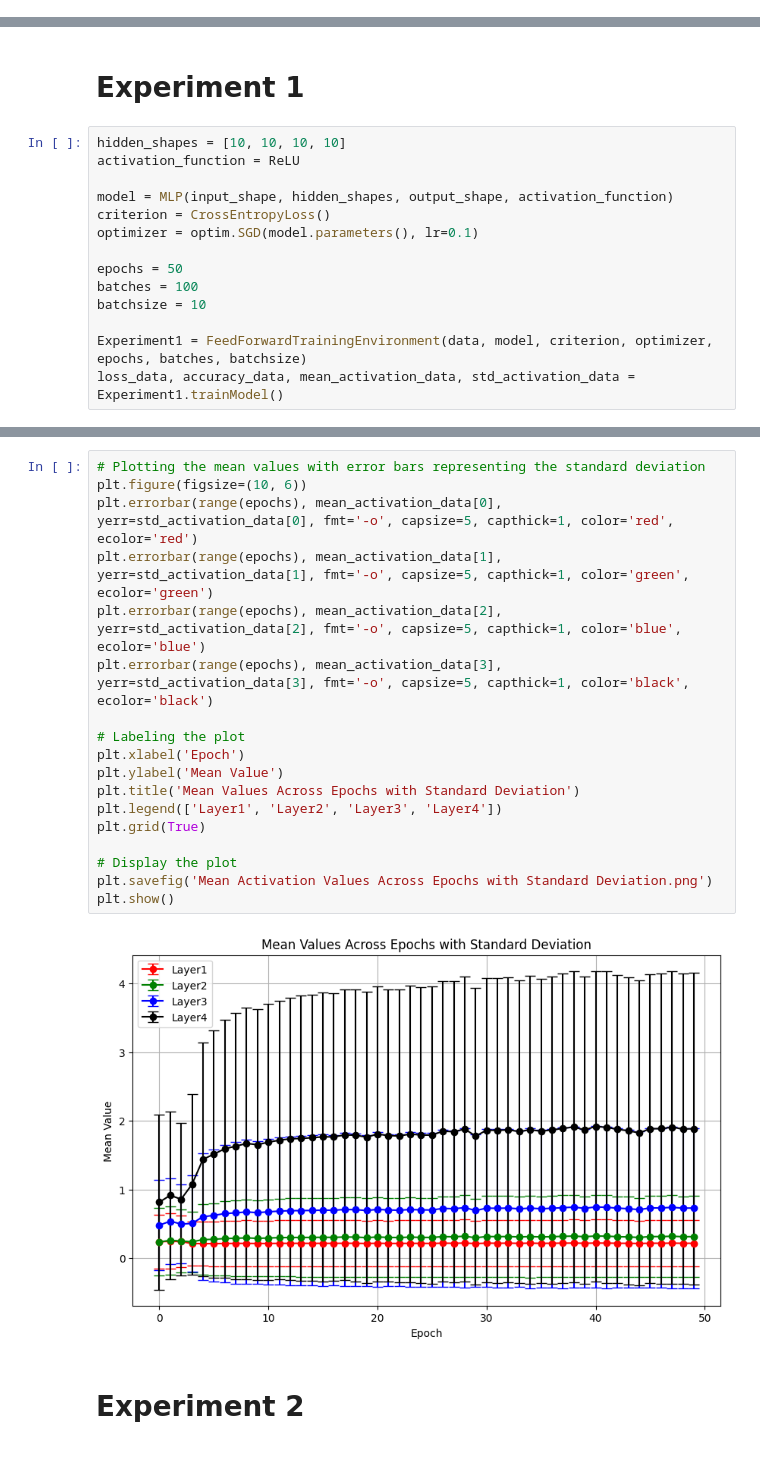
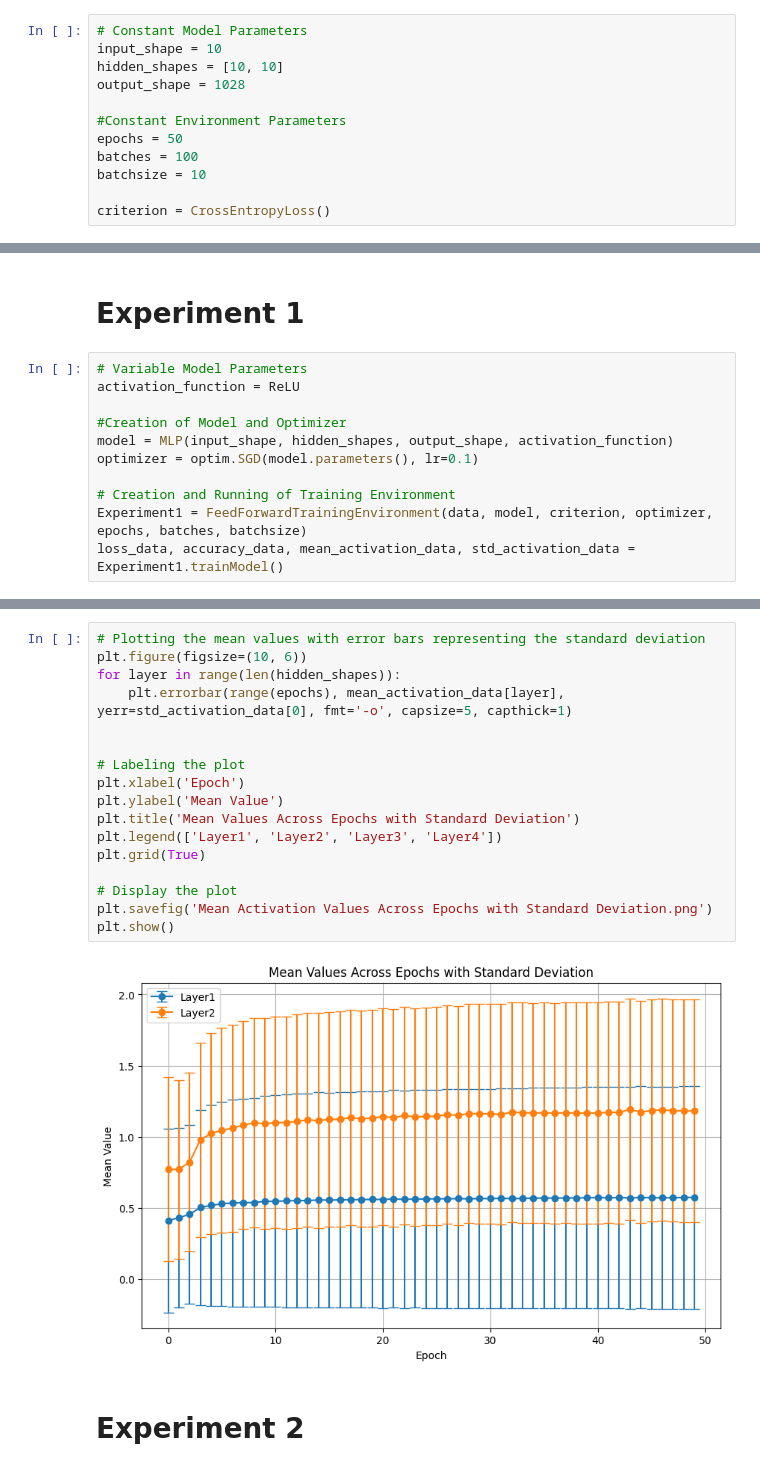
Before and after one commit to Desertfissh/Project1, a Jupyter notebook: GaussianData_Neural_Network copy.ipynb, the cells around one changed output, grey strips where cells are left out. Drawn from its saved outputs; the diff is of its cells as text.

Commit message:
3/3 Modified for variable amount of hidden layers

```diff
--- a/GaussianData_Neural_Network copy.ipynb
+++ b/GaussianData_Neural_Network copy.ipynb
@@ -6,4 +6,16 @@ from Datasets.GaussianSample import GaussianData
 from Models.MLP import MLP
 import torch.optim as optim
 import matplotlib.pyplot as plt
+# %%
+# Constant Model Parameters
+input_shape = 10
+hidden_shapes = [10, 10]
+output_shape = 1028
+
+#Constant Environment Parameters
+epochs = 50
+batches = 100
+batchsize = 10
+
+criterion = CrossEntropyLoss()
 # %%
@@ -17,17 +31,14 @@ You can only display two dimensions.
 # %% [markdown]
 # Experiment 1
 # %%
-hidden_shapes = [10, 10, 10, 10]
+# Variable Model Parameters
 activation_function = ReLU
 
+#Creation of Model and Optimizer
 model = MLP(input_shape, hidden_shapes, output_shape, activation_function)
-criterion = CrossEntropyLoss()
 optimizer = optim.SGD(model.parameters(), lr=0.1)
 
-epochs = 50
-batches = 100
-batchsize = 10
-
+# Creation and Running of Training Environment
 Experiment1 = FeedForwardTrainingEnvironment(data, model, criterion, optimizer, epochs, batches, batchsize)
 loss_data, accuracy_data, mean_activation_data, std_activation_data = Experiment1.trainModel()
 # %% [output]
@@ -59,23 +70,22 @@ plt.show()
 # %%
 # Plotting the mean values with error bars representing the standard deviation
 plt.figure(figsize=(10, 6))
-plt.errorbar(range(epochs), mean_activation_data[0], yerr=std_activation_data[0], fmt='-o', capsize=5, capthick=1, color='red', ecolor='red')
-plt.errorbar(range(epochs), mean_activation_data[1], yerr=std_activation_data[1], fmt='-o', capsize=5, capthick=1, color='green', ecolor='green')
-plt.errorbar(range(epochs), mean_activation_data[2], yerr=std_activation_data[2], fmt='-o', capsize=5, capthick=1, color='blue', ecolor='blue')
-plt.errorbar(range(epochs), mean_activation_data[3], yerr=std_activation_data[3], fmt='-o', capsize=5, capthick=1, color='black', ecolor='black')
+for layer in range(len(hidden_shapes)):
+    plt.errorbar(range(epochs), mean_activation_data[layer], yerr=std_activation_data[0], fmt='-o', capsize=5, capthick=1)
+
 
 # Labeling the plot
 plt.xlabel('Epoch')
 plt.ylabel('Mean Value')
 plt.title('Mean Values Across Epochs with Standard Deviation')
 plt.legend(['Layer1', 'Layer2', 'Layer3', 'Layer4'])
 plt.grid(True)
 
 # Display the plot
 plt.savefig('Mean Activation Values Across Epochs with Standard Deviation.png')
 plt.show()
 # %% [output]
-[figure, old version]
+[figure, new version]
 # %% [markdown]
 # Experiment 2
 # %%
```
Also changed, not shown: parts of 10 cells of this notebook, 2 other files.
